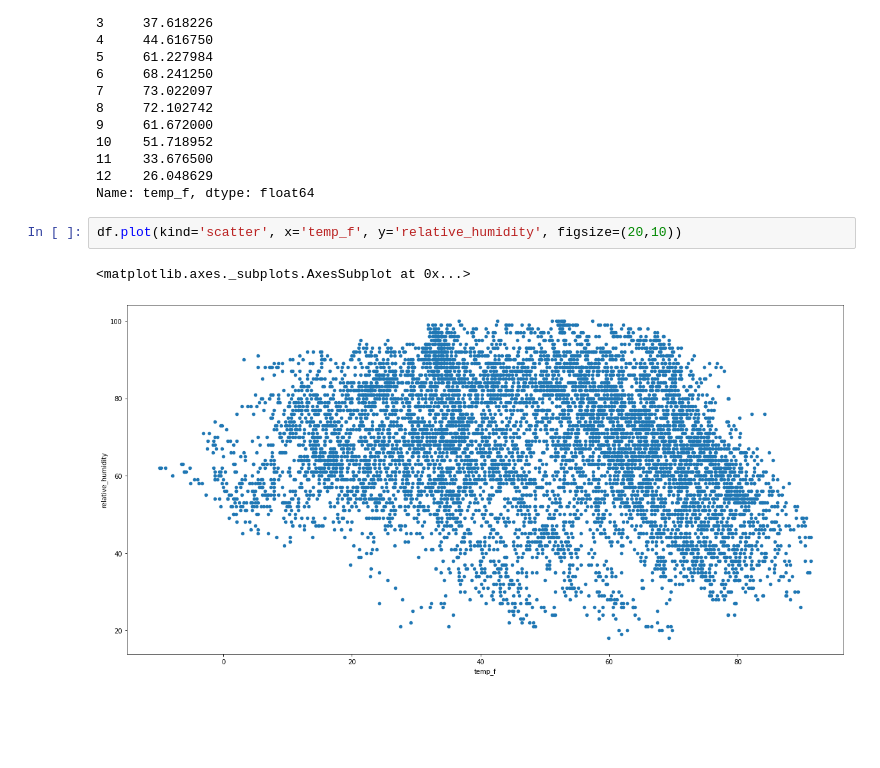
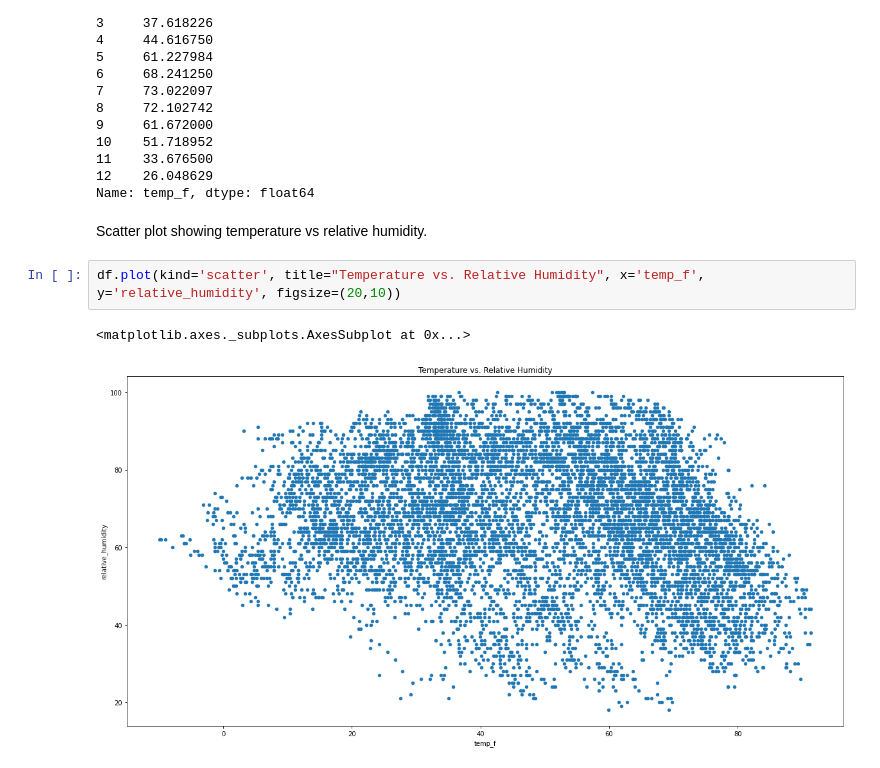
Before and after one commit to lschoch/MLA_LHS, a Jupyter notebook: MLA1_LHS.ipynb, the cells around one changed output. Drawn from its saved outputs; the diff is of its cells as text; blank space fills up the shorter version.

```diff
--- a/MLA1_LHS.ipynb
+++ b/MLA1_LHS.ipynb
@@ -159,8 +159,10 @@ date_time
 11    33.676500
 12    26.048629
 Name: temp_f, dtype: float64
+# %% [markdown]
+Scatter plot showing temperature vs relative humidity.
 # %%
-df.plot(kind='scatter', x='temp_f', y='relative_humidity', figsize=(20,10))
+df.plot(kind='scatter', title="Temperature vs. Relative Humidity", x='temp_f', y='relative_humidity', figsize=(20,10))
 # %% [output]
 <matplotlib.axes._subplots.AxesSubplot at 0x...>
-[figure, old version]
+[figure, new version]
```
Also changed, not shown: parts of 2 cells of this notebook.
